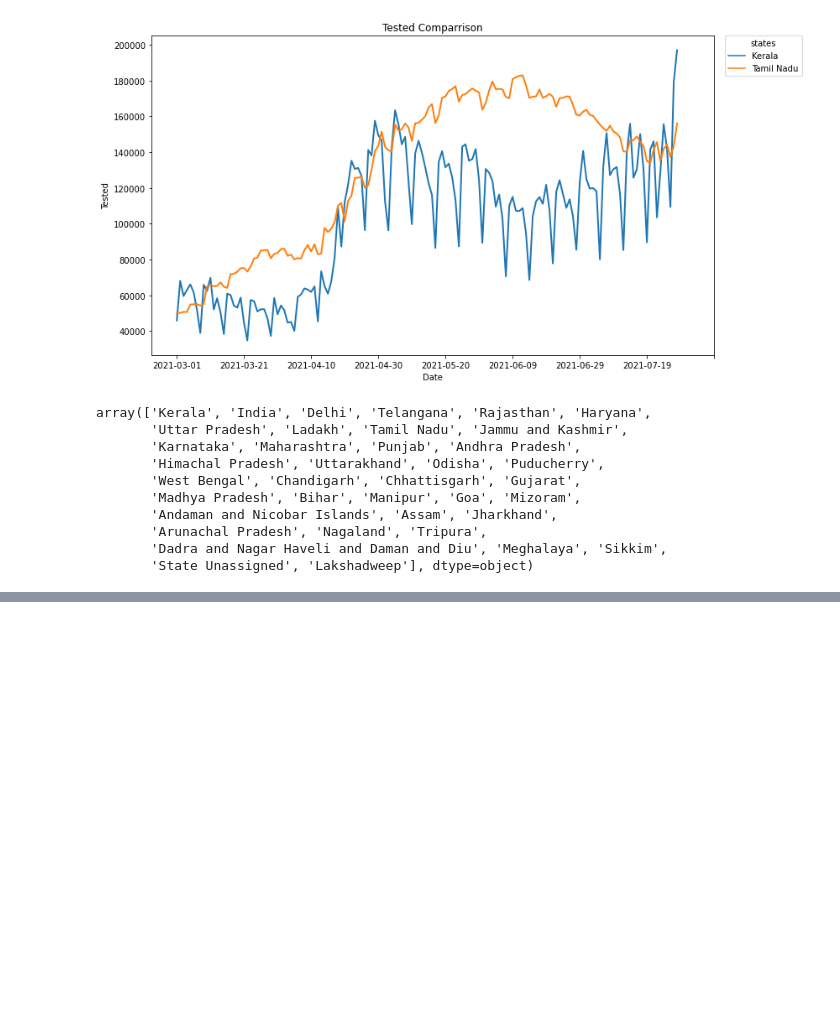
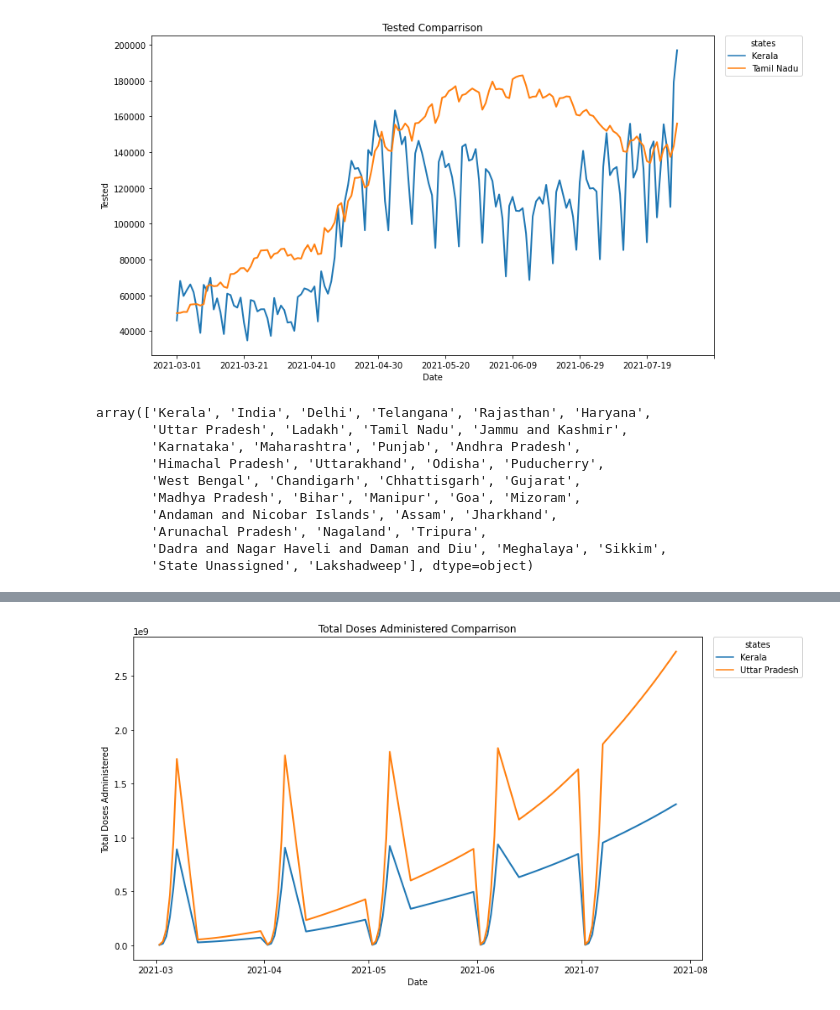
Before and after one commit to theDataQuad/covidWebapp, a Jupyter notebook: covid_Data_EDA.ipynb, the cells around one changed output, grey strips where cells are left out. Cells and saved outputs as stored; diff of their text form; code cells hidden in the pictures; blank space fills up the shorter version.

Commit message:
Added a new dataset and changes in notebook for next step in visualization

```diff
--- a/covid_Data_EDA.ipynb
+++ b/covid_Data_EDA.ipynb
@@ -433,0 +429,18 @@ pop
+# %%
+fet=final.columns
+# %%
+def twoStates2(sl,fet):
+    dfs=final[final.State.isin(sl)]
+    #x = np.random.randint(low=0, high=100, size=100)
+
+    fig, ax = plt.subplots(figsize=(12, 7))
+    sns.lineplot(data=dfs, x="Date", y=fet, hue="State",linewidth = 2)
+    plt.legend( bbox_to_anchor=(1.02, 1),loc='upper left', borderaxespad=0, title='states')
+    plt.title(fet+' Comparrison')
+    #plt.xticks(np.arange(0, len(x)+100, 1))
+    #ax.set_xticks(np.arange(0, len(x)+1, 5))
+    plt.show
+# %%
+twoStates2(['Kerala','Uttar Pradesh'],'Total Doses Administered')
+# %% [output]
+[figure, added]
```
Also changed, not shown: parts of 20 cells of this notebook, 2 other files.
